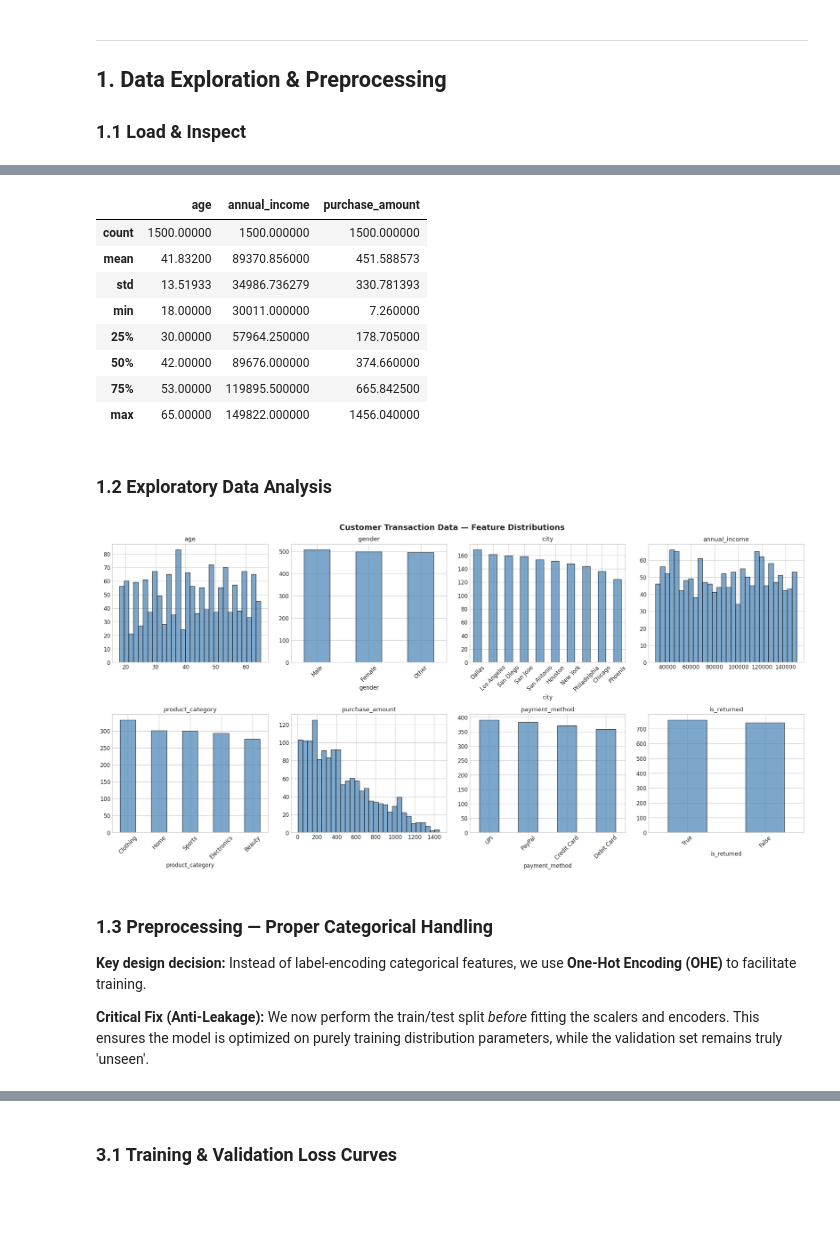
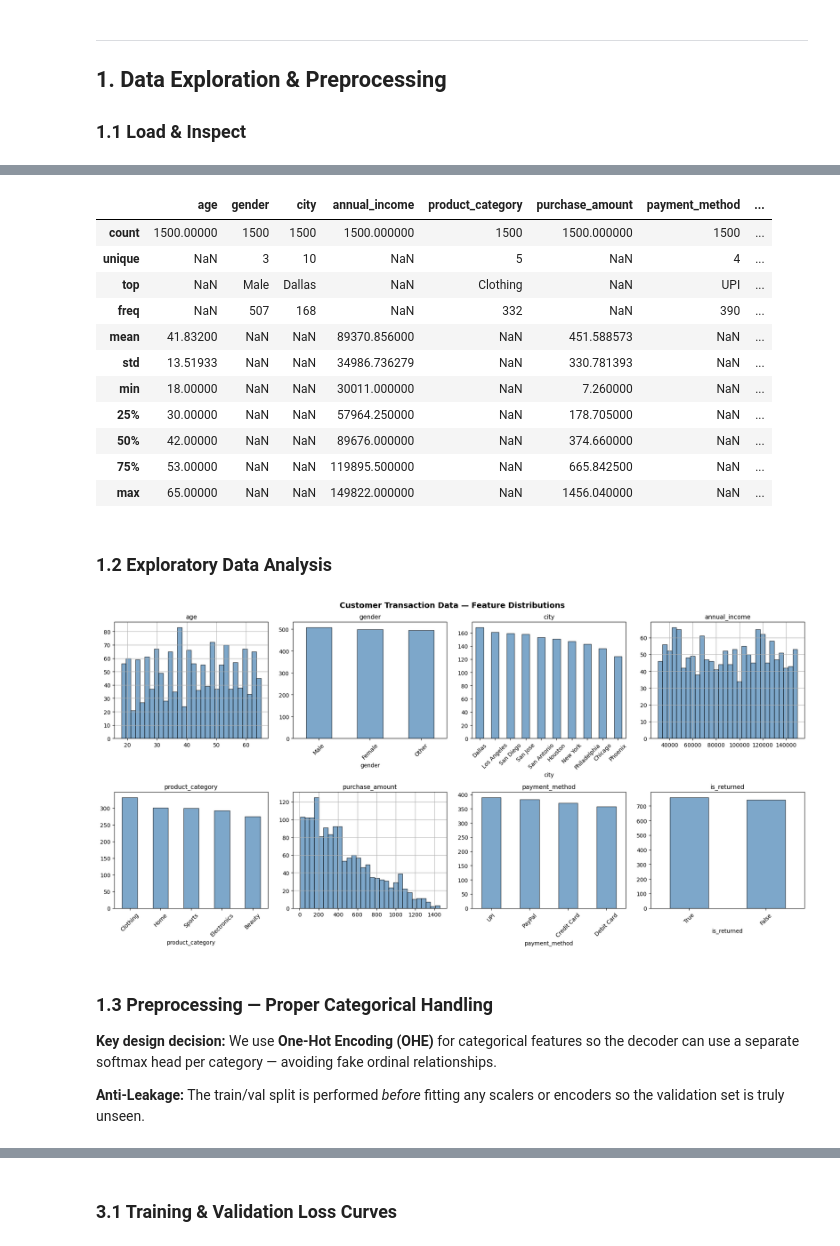
Before and after one commit to saideepaksana/Fraud-Analytics, a Jupyter notebook: Assignment3/SyntheticDataGen.ipynb, the cells around one changed output, grey strips where cells are left out. Drawn from its saved outputs; the diff is of its cells as text; code cells hidden in the pictures; blank space fills up the shorter version.

```diff
--- a/Assignment3/SyntheticDataGen.ipynb
+++ b/Assignment3/SyntheticDataGen.ipynb
@@ -94,37 +115,45 @@ Columns: ['age', 'gender', 'city', 'annual_income', 'product_category', 'purchas
 # %%
-df.describe()
+df.describe(include='all')
 # %% [output]
-|  | age | annual_income | purchase_amount |
-| count | 1500.00000 | 1500.000000 | 1500.000000 |
-| mean | 41.83200 | 89370.856000 | 451.588573 |
-| std | 13.51933 | 34986.736279 | 330.781393 |
-| min | 18.00000 | 30011.000000 | 7.260000 |
-| 25% | 30.00000 | 57964.250000 | 178.705000 |
-| 50% | 42.00000 | 89676.000000 | 374.660000 |
-| 75% | 53.00000 | 119895.500000 | 665.842500 |
-| max | 65.00000 | 149822.000000 | 1456.040000 |
+|  | age | gender | city | annual_income | product_category | purchase_amount | payment_method | ... |
+| count | 1500.00000 | 1500 | 1500 | 1500.000000 | 1500 | 1500.000000 | 1500 | ... |
+| unique | NaN | 3 | 10 | NaN | 5 | NaN | 4 | ... |
+| top | NaN | Male | Dallas | NaN | Clothing | NaN | UPI | ... |
+| freq | NaN | 507 | 168 | NaN | 332 | NaN | 390 | ... |
+| mean | 41.83200 | NaN | NaN | 89370.856000 | NaN | 451.588573 | NaN | ... |
+| std | 13.51933 | NaN | NaN | 34986.736279 | NaN | 330.781393 | NaN | ... |
+| min | 18.00000 | NaN | NaN | 30011.000000 | NaN | 7.260000 | NaN | ... |
+| 25% | 30.00000 | NaN | NaN | 57964.250000 | NaN | 178.705000 | NaN | ... |
+| 50% | 42.00000 | NaN | NaN | 89676.000000 | NaN | 374.660000 | NaN | ... |
+| 75% | 53.00000 | NaN | NaN | 119895.500000 | NaN | 665.842500 | NaN | ... |
+| max | 65.00000 | NaN | NaN | 149822.000000 | NaN | 1456.040000 | NaN | ... |
 # %% [markdown]
 ### 1.2 Exploratory Data Analysis
 # %%
+# Column classification
+numerical_cols   = ['age', 'annual_income', 'purchase_amount']
+categorical_cols = ['gender', 'city', 'product_category', 'payment_method']
+binary_cols      = ['is_returned']
+
 fig, axes = plt.subplots(2, 4, figsize=(18, 9))
 fig.suptitle('Customer Transaction Data — Feature Distributions', fontsize=14, fontweight='bold')
 
 for ax, col in zip(axes.flatten(), df.columns):
-    if df[col].dtype in ['float64', 'int64'] and col != 'is_returned':
+    if col in numerical_cols:
         df[col].hist(ax=ax, bins=30, edgecolor='black', alpha=0.7, color='steelblue')
     else:
         counts = df[col].value_counts()
         counts.plot.bar(ax=ax, color='steelblue', edgecolor='black', alpha=0.7)
         ax.tick_params(axis='x', rotation=45)
     ax.set_title(col, fontsize=11)
 
 plt.tight_layout()
 plt.show()
 # %% [output]
-[figure, old version]
+[figure, new version]
 # %% [markdown]
 ### 1.3 Preprocessing — Proper Categorical Handling
 
-**Key design decision:** Instead of label-encoding categorical features, we use **One-Hot Encoding (OHE)** to facilitate training.
+**Key design decision:** We use **One-Hot Encoding (OHE)** for categorical features so the decoder can use a separate softmax head per category — avoiding fake ordinal relationships.
 
-**Critical Fix (Anti-Leakage):** We now perform the train/test split *before* fitting the scalers and encoders. This ensures the model is optimized on purely training distribution parameters, while the validation set remains truly 'unseen'.
+**Anti-Leakage:** The train/val split is performed *before* fitting any scalers or encoders so the validation set is truly unseen.
```
Also changed, not shown: parts of 47 cells of this notebook, 10 other files.
